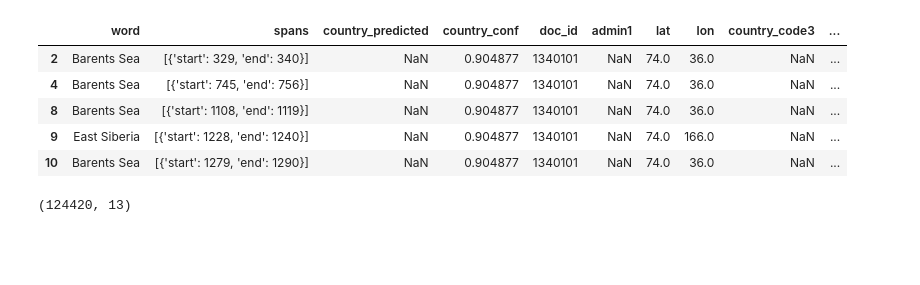
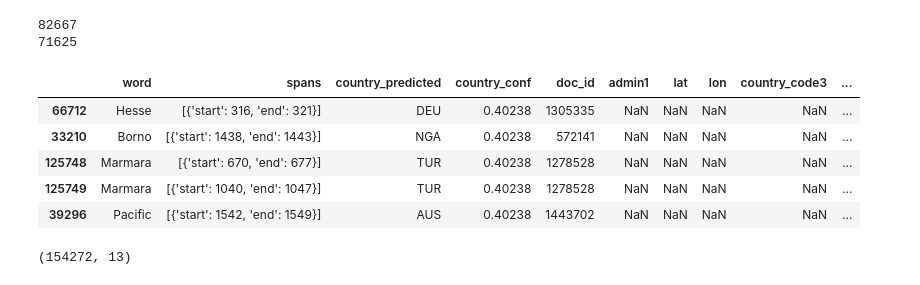
Before and after one commit to mcallaghan/regional-impacts-map, a Jupyter notebook: analysis/3b_fix_summarise_places.ipynb, the cells around one changed output. Cells and saved outputs as stored; diff of their text form; code cells hidden in the pictures; blank space fills up the shorter version.

```diff
--- a/analysis/3b_fix_summarise_places.ipynb
+++ b/analysis/3b_fix_summarise_places.ipynb
@@ -6,19 +6,21 @@ import ast
 df = pd.read_csv('../data/1_predicted_category_documents.csv')
 # %%
 places = pd.read_csv('../data/places.csv')
-places = places[places['country_conf']>0.8]
-#places = places[pd.notnull(places["geo"])]
+print(len(places.doc_id.unique()))
+places = places[places['country_conf']>0.4]
 
+print(len(places.doc_id.unique()))
 
-places = places[places['country_conf']>0.8]
-places.head()
+places.sort_values('country_conf').head()
 # %% [output]
+82667
+71625
 |  | word | spans | country_predicted | country_conf | doc_id | admin1 | lat | lon | country_code3 | ... |
-| 2 | Barents Sea | [{'start': 329, 'end': 340}] | NaN | 0.904877 | 1340101 | NaN | 74.0 | 36.0 | NaN | ... |
-| 4 | Barents Sea | [{'start': 745, 'end': 756}] | NaN | 0.904877 | 1340101 | NaN | 74.0 | 36.0 | NaN | ... |
-| 8 | Barents Sea | [{'start': 1108, 'end': 1119}] | NaN | 0.904877 | 1340101 | NaN | 74.0 | 36.0 | NaN | ... |
-| 9 | East Siberia | [{'start': 1228, 'end': 1240}] | NaN | 0.904877 | 1340101 | NaN | 74.0 | 166.0 | NaN | ... |
-| 10 | Barents Sea | [{'start': 1279, 'end': 1290}] | NaN | 0.904877 | 1340101 | NaN | 74.0 | 36.0 | NaN | ... |
+| 66712 | Hesse | [{'start': 316, 'end': 321}] | DEU | 0.40238 | 1305335 | NaN | NaN | NaN | NaN | ... |
+| 33210 | Borno | [{'start': 1438, 'end': 1443}] | NGA | 0.40238 | 572141 | NaN | NaN | NaN | NaN | ... |
+| 125748 | Marmara | [{'start': 670, 'end': 677}] | TUR | 0.40238 | 1278528 | NaN | NaN | NaN | NaN | ... |
+| 125749 | Marmara | [{'start': 1040, 'end': 1047}] | TUR | 0.40238 | 1278528 | NaN | NaN | NaN | NaN | ... |
+| 39296 | Pacific | [{'start': 1542, 'end': 1549}] | AUS | 0.40238 | 1443702 | NaN | NaN | NaN | NaN | ... |
 # %%
 geocolumns = ["feature_code","lat","lon","place_name","feature_class","geonameid"]
 places.loc[places["word"]=="Pakistan", geocolumns]=["PCLI",30,70,"Islamic Republic of Pakistan","A",1168579]
@@ -59,6 +61,7 @@ places = places[places["place_name"]!="Pacific County"]
 places = places.loc[places["word"]!="B.V."]
 places = places[places["word"]!="MMT"]
 places = places[places["word"]!="Yellow"]
+places = places[places["word"]!="Hadley"]
 places = places[places["word"]!="Western North"]
 places = places[places["word"]!="colonies"]
 places = places[places["word"]!="TN"]
@@ -91,6 +94,6 @@ print(places.shape)
 places.to_csv("../data/place_df.csv",index=False)
 #places.to_csv("~/ownCloud/regional-impacts-data/place_df.csv",index=False)
 # %% [output]
-(124420, 13)
+(154272, 13)
 # %%
 places[places["feature_code"]=="HTL"].groupby('place_name').size().sort_values(ascending=False)
```
Also changed, not shown: parts of 6 cells of this notebook, 10 other files.
